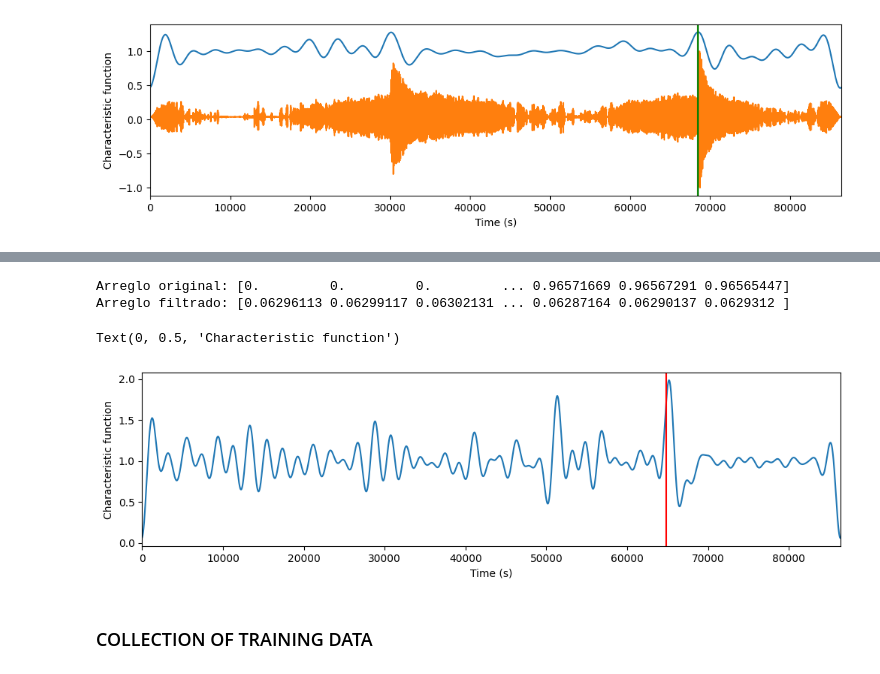
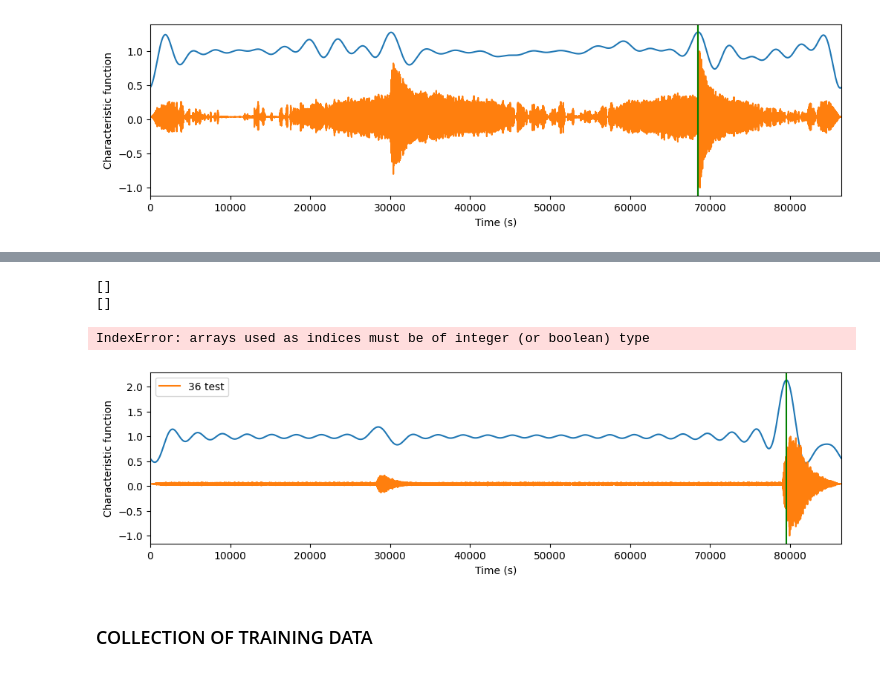
Before and after one commit to Danielvargas04/CUMIS, a Jupyter notebook: pruebas.ipynb, the cells around one changed output, grey strips where cells are left out. Cells and saved outputs as stored; diff of their text form; code cells hidden in the pictures.

```diff
--- a/pruebas.ipynb
+++ b/pruebas.ipynb
@@ -459,43 +512,0 @@ properties
-# %%
-# Número de puntos en el arreglo
-n = len(cft)
-
-# Frecuencia de muestreo (ajusta según tu contexto)
-sampling_rate = 1.0  # Puedes cambiar este valor dependiendo de tu señal
-
-# Realizar la FFT del arreglo
-cft_fft = fft(cft)
-
-# Crear las frecuencias correspondientes para cada componente
-frequencies = fftfreq(n, d=sampling_rate)
-
-# Definir las frecuencias de corte del filtro pasa banda (bandpass)
-low_cutoff = 0  # Frecuencia de corte inferior
-high_cutoff = 0.00009  # Frecuencia de corte superior
-
-# Aplicar el filtro pasa banda: mantener solo las frecuencias entre low_cutoff y high_cutoff
-cft_fft[(np.abs(frequencies) < low_cutoff) | (np.abs(frequencies) > high_cutoff)] = 0
-
-# Realizar la inversa de la FFT para regresar al dominio temporal
-filtered_cft = ifft(cft_fft)
-
-# Obtener la parte real del arreglo filtrado, ya que ifft devuelve números complejos
-filtered_cft_real = np.real(filtered_cft)
-
-# Mostrar el arreglo original y el filtrado
-print("Arreglo original:", cft)
-print("Arreglo filtrado:", filtered_cft_real)
-
-# Plot characteristic function
-fig,ax = plt.subplots(1,1,figsize=(12,3))
-ax.plot(tr_times,filtered_cft_real)
-ax.set_xlim([min(tr_times),max(tr_times)])
-ax.axvline(x = arrival, color='red',label='Rel. Arrival')
-#ax.set_xlim([72000,76000])
-ax.set_xlabel('Time (s)')
-ax.set_ylabel('Characteristic function')
-# %% [output]
-Arreglo original: [0.         0.         0.         ... 0.96571669 0.96567291 0.96565447]
-Arreglo filtrado: [0.06296113 0.06299117 0.06302131 ... 0.06287164 0.06290137 0.0629312 ]
-Text(0, 0.5, 'Characteristic function')
-[figure, removed]
@@ -502,3 +578,38 @@ Text(0, 0.5, 'Characteristic function')
+# %%
+id = 36#np.random.randint(0,63)
+
+#tr_times, tr_data_filt_norm, df, tr_data= data_extrac_test(id)
+tr_times, tr_data_filt_norm, arrival, df= data_extrac(id)
+
+cft = CFT(tr_data_filt_norm, df, 90, 900)
+filtered_cft_real = fourier_filter(cft)
+max_pos = tr_times[np.where(filtered_cft_real == filtered_cft_real.max())]
+#error_relativo = np.abs((arrival - max_pos) / arrival)
+#error_abs = np.abs(arrival - max_pos)
+
+#print('Error relativo: ', error_relativo)
+#print('Error absoluto: ', error_abs)
+# Plot characteristic function
+fig,ax = plt.subplots(1,1,figsize=(12,3))
+ax.plot(tr_times,filtered_cft_real)
+ax.plot(tr_times, tr_data_filt_norm, label=f'{id} test')
+ax.set_xlim([min(tr_times),max(tr_times)])
+#ax.axvline(x = arrival, color='red',label='Rel. Arrival')
+
+
+ax.axvline(x = max_pos, color='green')#,label='Rel. Arrival')
+#ax.set_xlim([72000,76000])
+ax.set_xlabel('Time (s)')
+ax.set_ylabel('Characteristic function')
+ax.legend()
+
+
+peaks_plot(tr_times, filtered_cft_real, prominence=0.4, distance=8000*6.6, wlen_value=4000*6.6, height=1.3)
+# %% [output]
+[]
+[]
+IndexError: arrays used as indices must be of integer (or boolean) type
+[figure, added]
 # %% [markdown]
 ### COLLECTION OF TRAINING DATA
 # %%
```
Also changed, not shown: parts of 6 cells of this notebook, 3 other files.
